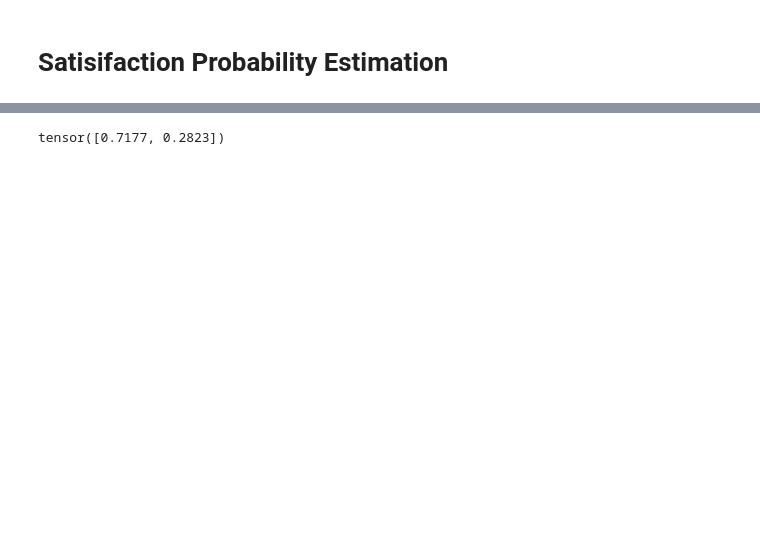
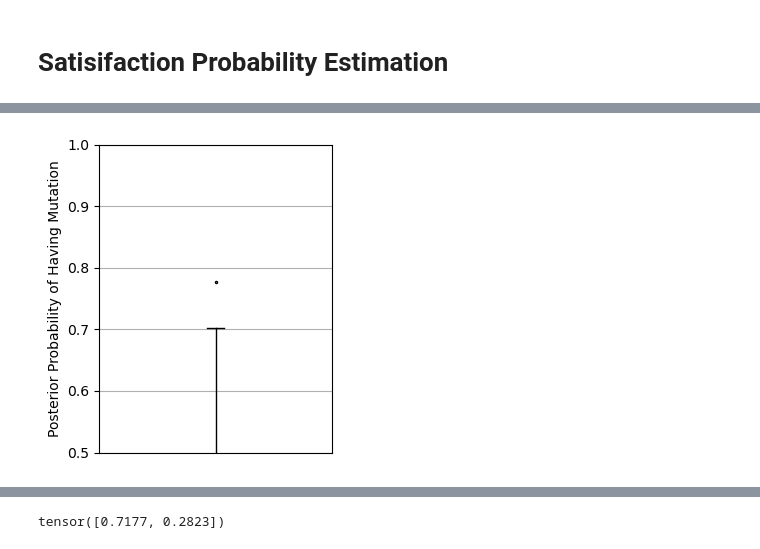
Before and after one commit to sandialabs/conin, a Jupyter notebook: conin/mediation_variables/ICML_dna.ipynb, the cells around one changed output, grey strips where cells are left out. Saved outputs shown, nothing was run; the diff lists cells and outputs as text; code cells hidden in the pictures; blank space fills up the shorter version.

```diff
--- a/conin/mediation_variables/ICML_dna.ipynb
+++ b/conin/mediation_variables/ICML_dna.ipynb
@@ -928,0 +1044,18 @@ def satprob_torch_list(hmm, cst_list, obs, pro_before = 30, dtype = torch.float3
+# %%
+plt.figure(figsize=(3, 4))
+plt.boxplot(prob_dis, vert=True, patch_artist=True, flierprops=dict(marker='.', markersize=3))
+
+# Adding titles and labels
+# plt.title('Box Plot of Probabilities')
+plt.ylabel('Posterior Probability of Having Mutation')
+plt.ylim(.5,1)
+
+plt.xticks([])
+
+# plt.subplots_adjust(left=0.3, right=0.85)  # Adjust these values as needed
+
+plt.grid()
+plt.savefig('dna_postprob.png', format='png', dpi=300, bbox_inches='tight')
+plt.show()
+# %% [output]
+[figure, added]
```
Also changed, not shown: parts of 25 cells of this notebook, 3 other files.
